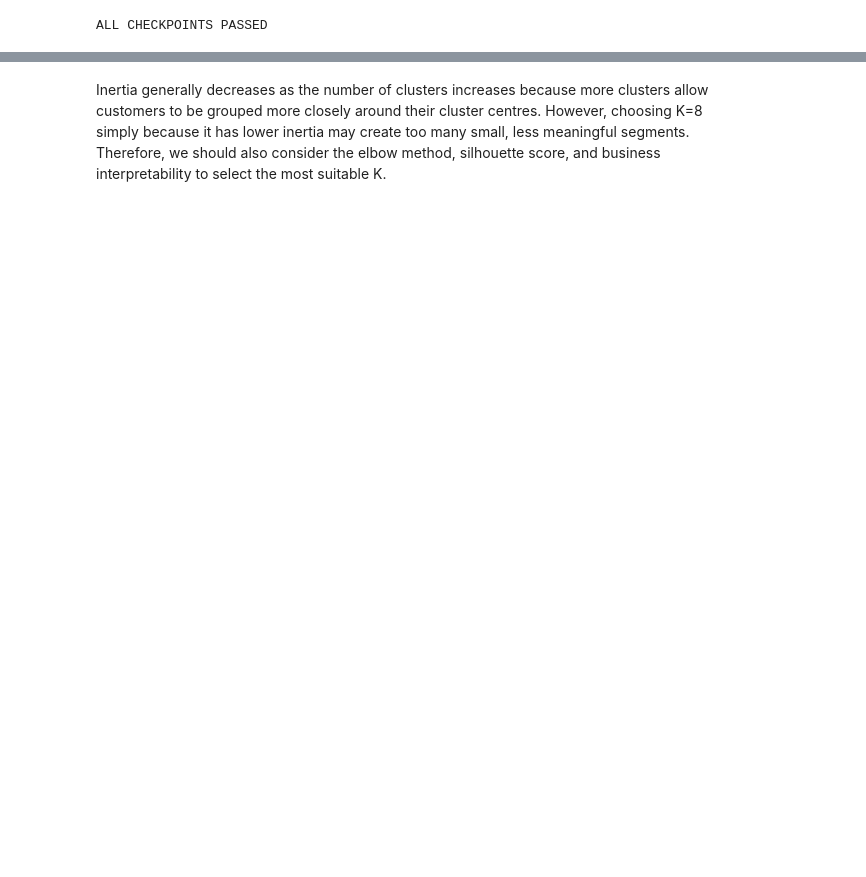
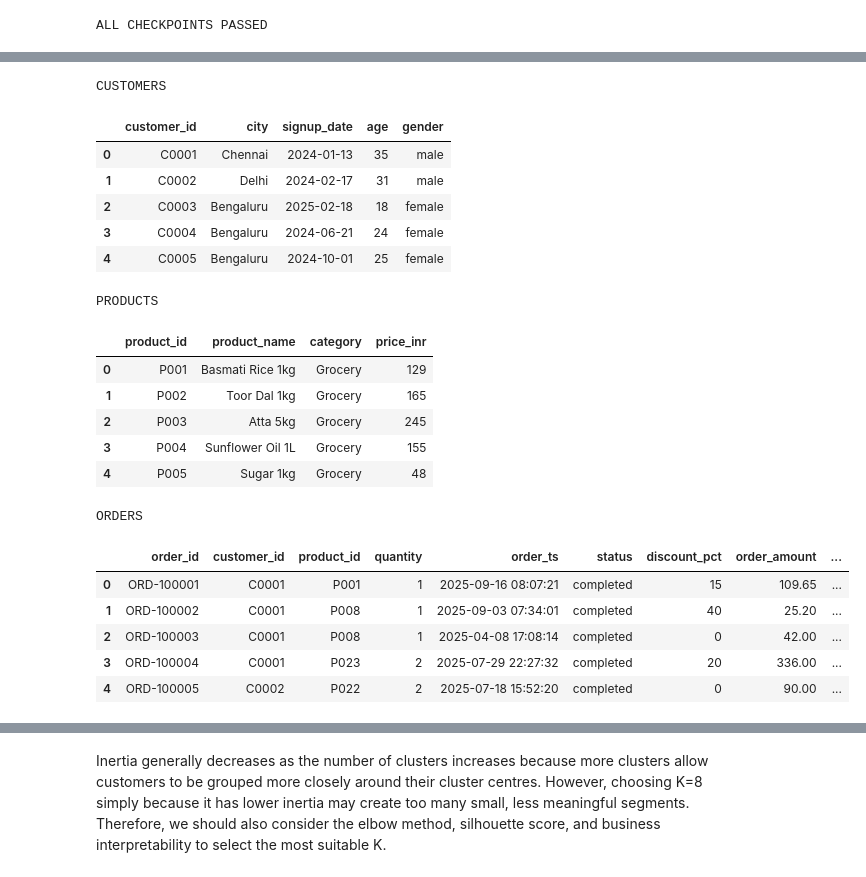
Before and after one commit to Devika-0R/instamart-customer-intelligence-support-copilot, a Jupyter notebook: notebooks/Customer_Intelligence_Support_Copilot.ipynb, the cells around one changed output, grey strips where cells are left out. Cells and saved outputs as stored; diff of their text form; code cells hidden in the pictures; blank space fills up the shorter version.

Commit message:
Update complete project Jupyter notebook

```diff
--- a/notebooks/Customer_Intelligence_Support_Copilot.ipynb
+++ b/notebooks/Customer_Intelligence_Support_Copilot.ipynb
@@ -20,0 +33,25 @@ Root files: ['.gitignore', 'GITHUB_RESOURCES.md', 'README.md', 'generate_data.py
+# %%
+from pathlib import Path
+import sys
+import sqlite3
+import json
+
+import pandas as pd
+import numpy as np
+
+from IPython.display import display
+
+ROOT = Path.cwd().parent
+sys.path.insert(0, str(ROOT))
+
+DATA = ROOT / "data"
+RAW = DATA / "raw"
+CLEAN = DATA / "clean"
+OUTPUTS = ROOT / "outputs"
+STATE = ROOT / "state"
+
+db_path = DATA / "instamart.db"
+
+print("Project root:", ROOT)
+print("Database exists:", db_path.exists())
+print("Outputs folder exists:", OUTPUTS.exists())
@@ -449,0 +244,31 @@ Absolute correlation: 0.095
+# %%
+with sqlite3.connect(db_path) as con:
+    for table in ["customers", "products", "orders"]:
+        print(f"\n{table.upper()}")
+        df = pd.read_sql_query(
+            f"SELECT * FROM {table} LIMIT 5",
+            con
+        )
+        display(df)
+# %% [output]
+CUSTOMERS
+|  | customer_id | city | signup_date | age | gender |
+| 0 | C0001 | Chennai | 2024-01-13 | 35 | male |
+| 1 | C0002 | Delhi | 2024-02-17 | 31 | male |
+| 2 | C0003 | Bengaluru | 2025-02-18 | 18 | female |
+| 3 | C0004 | Bengaluru | 2024-06-21 | 24 | female |
+| 4 | C0005 | Bengaluru | 2024-10-01 | 25 | female |
+PRODUCTS
+|  | product_id | product_name | category | price_inr |
+| 0 | P001 | Basmati Rice 1kg | Grocery | 129 |
+| 1 | P002 | Toor Dal 1kg | Grocery | 165 |
+| 2 | P003 | Atta 5kg | Grocery | 245 |
+| 3 | P004 | Sunflower Oil 1L | Grocery | 155 |
+| 4 | P005 | Sugar 1kg | Grocery | 48 |
+ORDERS
+|  | order_id | customer_id | product_id | quantity | order_ts | status | discount_pct | order_amount | ... |
+| 0 | ORD-100001 | C0001 | P001 | 1 | 2025-09-16 08:07:21 | completed | 15 | 109.65 | ... |
+| 1 | ORD-100002 | C0001 | P008 | 1 | 2025-09-03 07:34:01 | completed | 40 | 25.20 | ... |
+| 2 | ORD-100003 | C0001 | P008 | 1 | 2025-04-08 17:08:14 | completed | 0 | 42.00 | ... |
+| 3 | ORD-100004 | C0001 | P023 | 2 | 2025-07-29 22:27:32 | completed | 20 | 336.00 | ... |
+| 4 | ORD-100005 | C0002 | P022 | 2 | 2025-07-18 15:52:20 | completed | 0 | 90.00 | ... |
```
Also changed, not shown: parts of 49 cells of this notebook.
